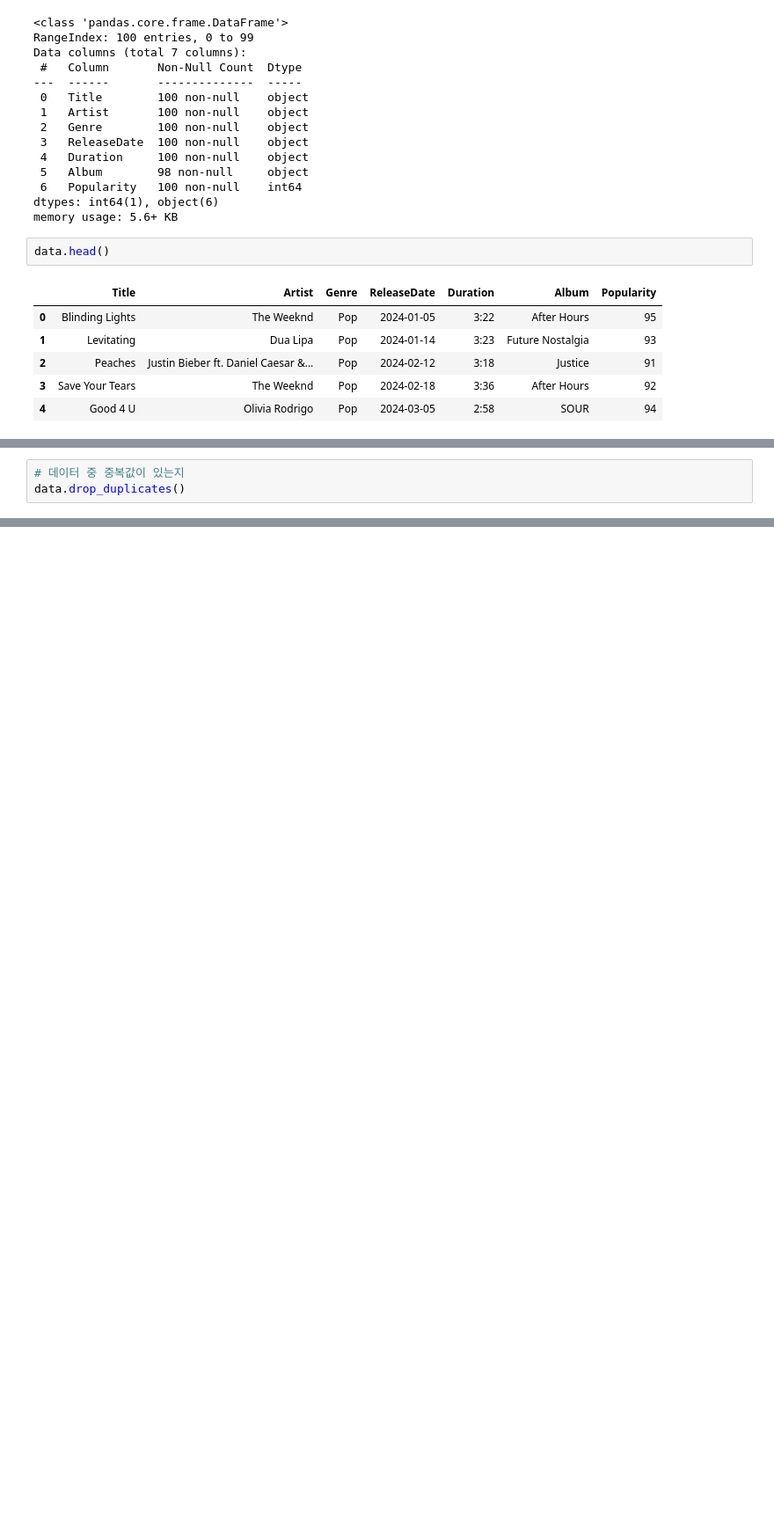
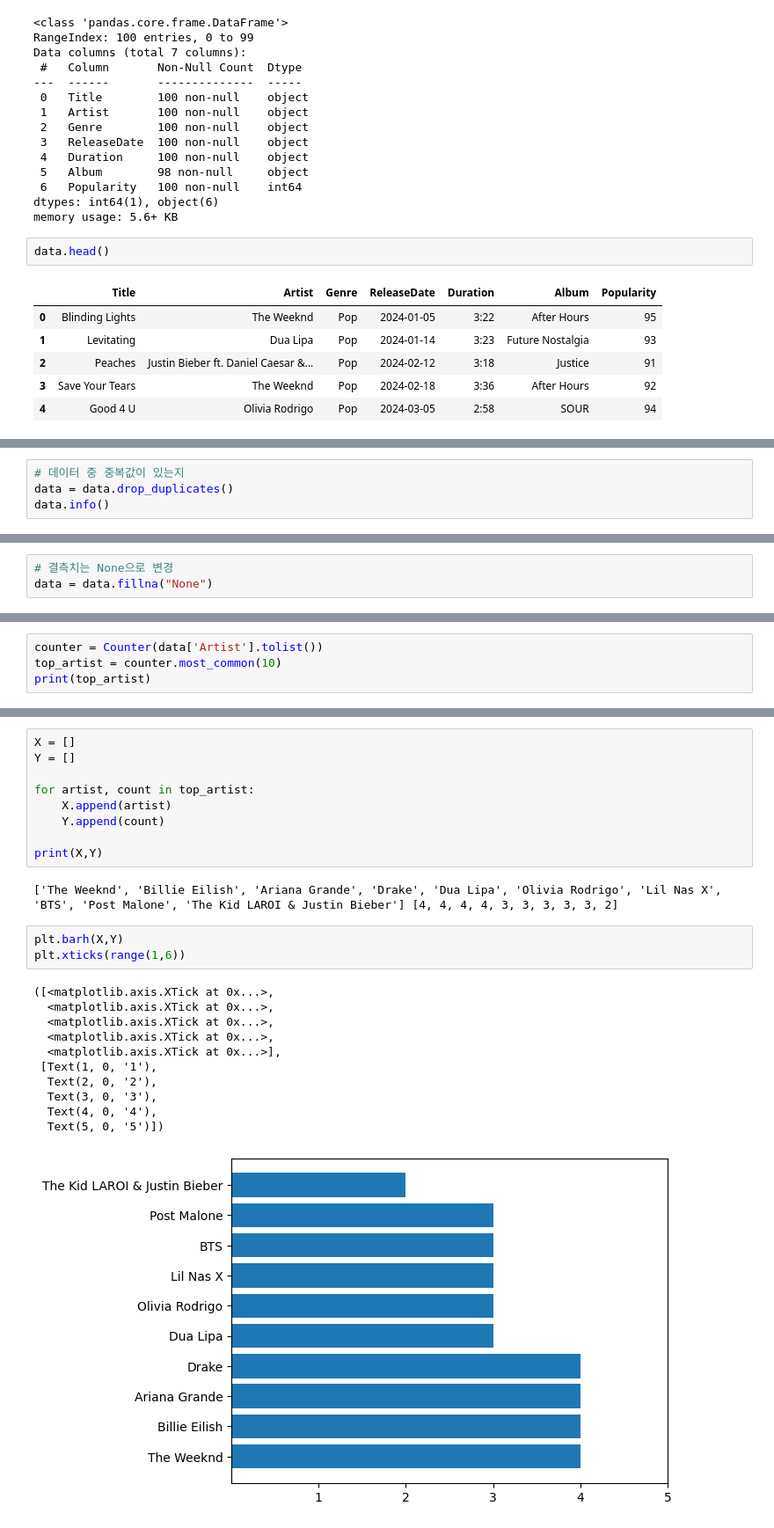
Before and after one commit to jjimini98/AI-Coaching-Study, a Jupyter notebook: Week 2/prac_matplotlib.ipynb, the cells around one changed output, grey strips where cells are left out. Shown at 88% size. Drawn from its saved outputs; the diff is of its cells as text; blank space fills up the shorter version.

Commit message:
feat : matplotlib 사용하는 팀 미션 완료

```diff
--- a/Week 2/prac_matplotlib.ipynb
+++ b/Week 2/prac_matplotlib.ipynb
@@ -64,4 +58,5 @@ print(title.tolist())
 # %%
 # 데이터 중 중복값이 있는지
-data.drop_duplicates()
+data = data.drop_duplicates()
+data.info()
 # %% [output]
@@ -80,0 +84,3 @@ data.drop_duplicates()
+# %%
+# 결측치는 None으로 변경
+data = data.fillna("None")
@@ -80,0 +106,4 @@ data.drop_duplicates()
+# %%
+counter = Counter(data['Artist'].tolist())
+top_artist = counter.most_common(10)
+print(top_artist)
@@ -80,0 +112,26 @@ data.drop_duplicates()
+# %%
+X = []
+Y = []
+
+for artist, count in top_artist:
+    X.append(artist)
+    Y.append(count)
+
+print(X,Y)
+# %% [output]
+['The Weeknd', 'Billie Eilish', 'Ariana Grande', 'Drake', 'Dua Lipa', 'Olivia Rodrigo', 'Lil Nas X', 'BTS', 'Post Malone', 'The Kid LAROI & Justin Bieber'] [4, 4, 4, 4, 3, 3, 3, 3, 3, 2]
+# %%
+plt.barh(X,Y)
+plt.xticks(range(1,6))
+# %% [output]
+([<matplotlib.axis.XTick at 0x...>,
+  <matplotlib.axis.XTick at 0x...>,
+  <matplotlib.axis.XTick at 0x...>,
+  <matplotlib.axis.XTick at 0x...>,
+  <matplotlib.axis.XTick at 0x...>],
+ [Text(1, 0, '1'),
+  Text(2, 0, '2'),
+  Text(3, 0, '3'),
+  Text(4, 0, '4'),
+  Text(5, 0, '5')])
+[figure, added]
```
Also changed, not shown: parts of 28 cells of this notebook.
